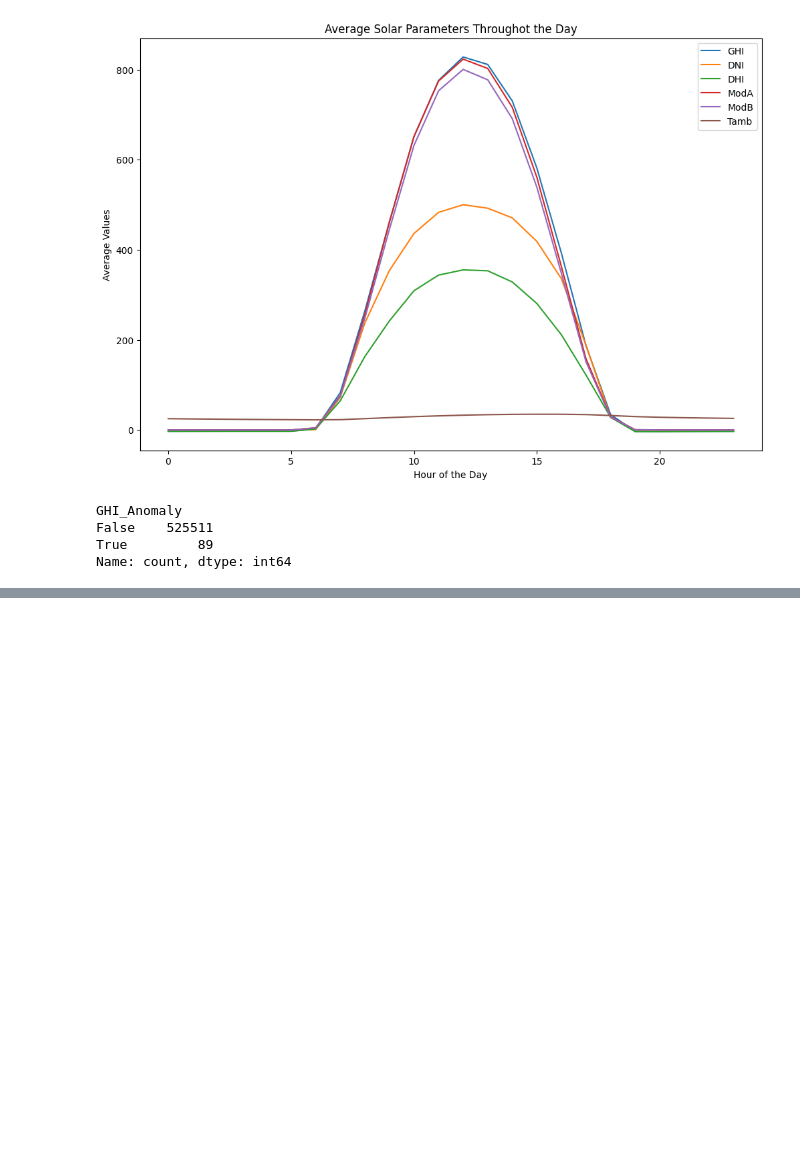
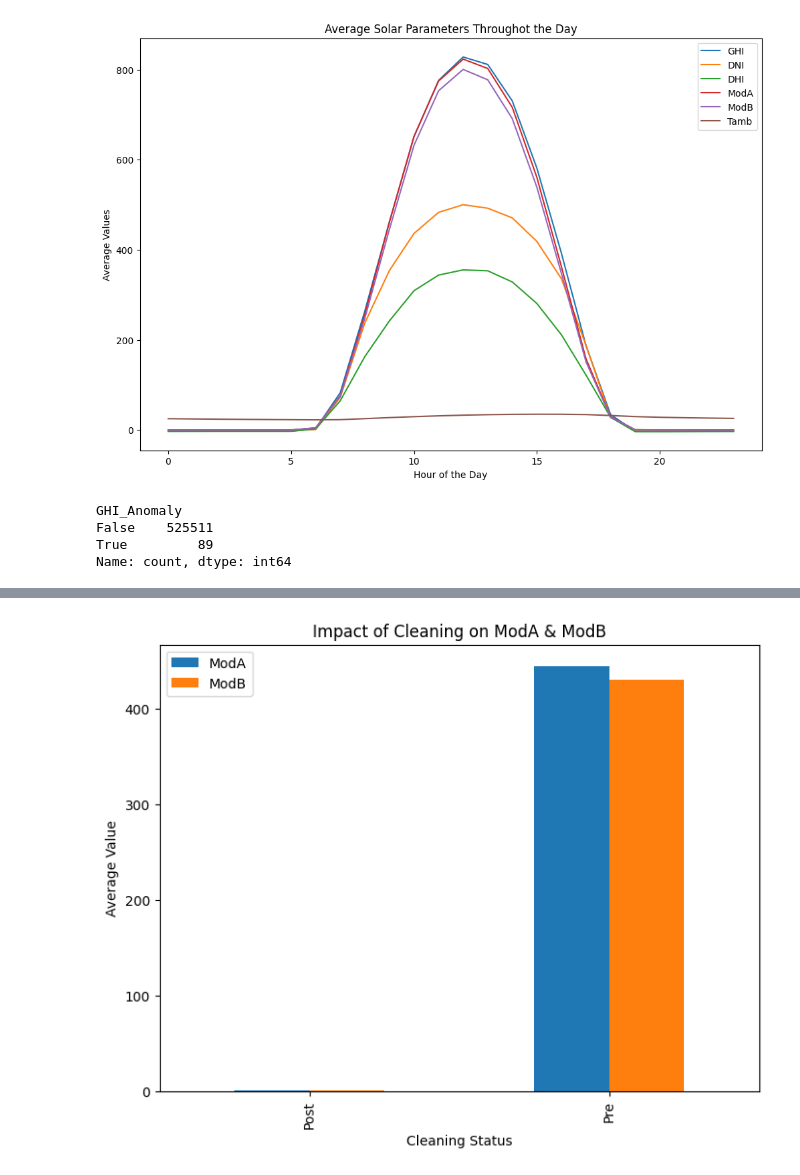
Before and after one commit to Kidist-c/solar-challenge-week1, a Jupyter notebook: notebooks/benin-eda.ipynb, the cells around one changed output, grey strips where cells are left out. Cells and saved outputs as stored; diff of their text form; code cells hidden in the pictures; blank space fills up the shorter version.

```diff
--- a/notebooks/benin-eda.ipynb
+++ b/notebooks/benin-eda.ipynb
@@ -302,0 +389,18 @@ plt.show()
+# %%
+# compute mean and std of ModA
+modb_mean=benin_cp['ModB'].mean()
+modb_std=benin_cp['ModB'].std()
+#Flag to identify outliers in ModA
+benin_cp['Cleaning'] = 'Pre'  # default value
+benin_cp.loc[(benin_cp['ModB']> modb_mean + 3*modb_std) | (benin_cp['ModB']< modb_mean -3*modb_std), 'Cleaning']= 'Post'
+benin_cp.loc[benin_cp['ModB'] == 0, 'Cleaning'] = 'Post'
+# %%
+# show the cleaning results with graph
+avg_values = benin_cp.groupby('Cleaning')[['ModA','ModB']].mean()
+avg_values.plot(kind='bar', figsize=(8,6))
+plt.title('Impact of Cleaning on ModA & ModB')
+plt.ylabel('Average Value')
+plt.xlabel('Cleaning Status')
+plt.show()
+# %% [output]
+[figure, added]
```
Also changed, not shown: parts of 13 cells of this notebook.
